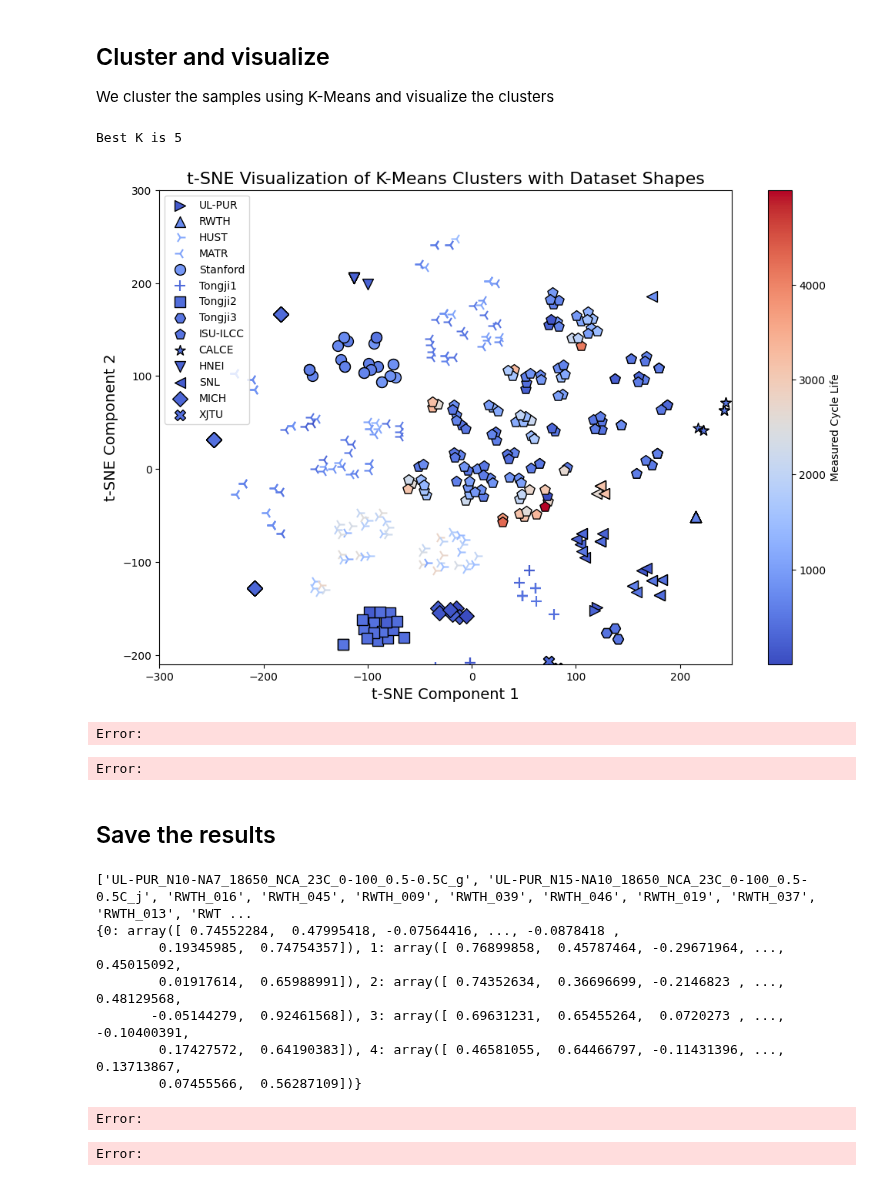
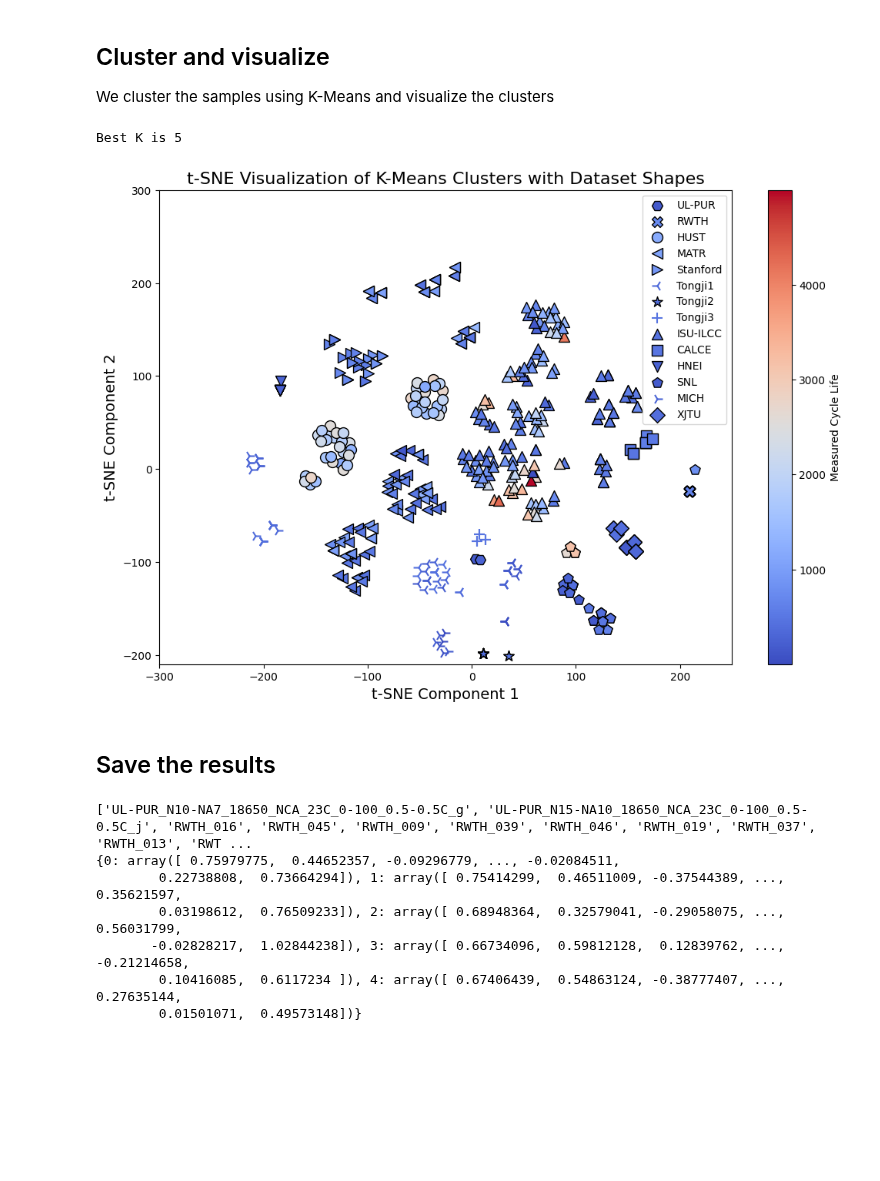
Before and after one commit to Ruifeng-Tan/PBT, a Jupyter notebook: run_k_means.ipynb, the cells around one changed output. Cells and saved outputs as stored; diff of their text form; code cells hidden in the pictures; blank space fills up the shorter version.

Commit message:
update model

```diff
--- a/run_k_means.ipynb
+++ b/run_k_means.ipynb
@@ -56,7 +56,7 @@ def create_causal_mask(B, seq_len):
 # /data/LLMs/models--meta-llama--Llama-3.3-70B-Instruct/snapshots/6f6073b423013f6a7d4d9f39144961bfbfbc386b
 # /data/LLMs/models--meta-llama--Llama-3.1-70B-Instruct/snapshots/945c8663693130f8be2ee66210e062158b2a9693
 # '/data/LLMs/models--meta-llama--Llama-3.1-8B-Instruct/snapshots/0e9e39f249a16976918f6564b8830bc894c89659'
-LLM_path = '/data/LLMs/models--meta-llama--Llama-3.3-70B-Instruct/snapshots/6f6073b423013f6a7d4d9f39144961bfbfbc386b'
+LLM_path = '/data/LLMs/models--meta-llama--Llama-3.1-8B-Instruct/snapshots/0e9e39f249a16976918f6564b8830bc894c89659'
 llama_config = AutoConfig.from_pretrained(LLM_path)
 language_model = AutoModel.from_pretrained(
             LLM_path,
@@ -110,7 +109,7 @@ def get_features_from_cellNames(cell_names):
                     )
         helper = Mapping_helper(prompt_type='PROTOCOL', cell_name=cell_name)
         tmp_prompt = bg_prompt + helper.do_mapping()
-        eol = read_cell_data_according_to_prefix(cell_name+'.pkl', '/data/trf/python_works/BatteryLife/dataset')
+        eol = read_cell_data_according_to_prefix(cell_name+'.pkl', '/data/trf/python_works/Battery-LLM/dataset')
         if eol is None:
             print(cell_name+'.pkl')
             continue
@@ -327,7 +327,7 @@ cluster_labels = k_means.fit_predict(tmp_total_features)
 cluster_centers = k_means.cluster_centers_ # [set_n_clusters, d_llm]
 
 # Perform t-SNE on the embeddings (total_features)
-tsne = TSNE(n_components=2, random_state=42, perplexity=5)  # Reduce to 2D for visualization
+tsne = TSNE(n_components=2, random_state=42, perplexity=10)  # Reduce to 2D for visualization
 tsne_results = tsne.fit_transform(tmp_total_features)
 dataset_names = names
 
@@ -390,36 +390,34 @@ plt.show()
 # # Map each unique dataset name to a color
 # cluster_color_map = {name: colors[i] for i, name in enumerate(unique_cluster_labels)}
 
 # # Plot each point with its corresponding cluster label and dataset shape
 # appear_datasetNames = []
 # for i in range(len(total_features)):
 #     if dataset_names[i] not in appear_datasetNames:
 #         plt.scatter(tsne_results[i, 0], tsne_results[i, 1],
 #                     c=[cluster_color_map[cluster_labels[i]]],  # Color by cluster label
 #                     marker=dataset_shape_map[dataset_names[i]],  # Shape by dataset name
 #                     cmap='Set1', s=100, edgecolor='k', label=dataset_names[i])
 #     else:
 #         plt.scatter(tsne_results[i, 0], tsne_results[i, 1],
 #                     c=[cluster_color_map[cluster_labels[i]]],  # Color by cluster label
 #                     marker=dataset_shape_map[dataset_names[i]],  # Shape by dataset name
 #                     cmap='Set1', s=100, edgecolor='k')
 #     appear_datasetNames.append(dataset_names[i])
 
 # # Add labels and title
 # plt.title("t-SNE Visualization of K-Means Clusters with Dataset Shapes", fontsize=16)
 # plt.xlabel("t-SNE Component 1", fontsize=14)
 # plt.ylabel("t-SNE Component 2", fontsize=14)
 
 # # Custom legend for cluster shapes only (no color distinction)
 # legend_shapes = [Line2D([0], [0], marker=shape, color='w', markerfacecolor='k', markersize=15) for shape in dataset_shapes]
 # # plt.legend(dataset_shapes, unique_datasets, title="Datasets", loc='upper right')
 # plt.savefig('./figures/t-SNE_clustering.jpg', dpi=600)
 # plt.show()
 # %% [output]
 Best K is 5
-[figure, old version]
+[figure, new version]
-Error:
-Error:
 # %% [markdown]
 ## Save the results
 # %%
@@ -434,13 +432,11 @@ for i in range(set_n_clusters):
 print(index_clusterCenters)
 # %% [output]
 ['UL-PUR_N10-NA7_18650_NCA_23C_0-100_0.5-0.5C_g', 'UL-PUR_N15-NA10_18650_NCA_23C_0-100_0.5-0.5C_j', 'RWTH_016', 'RWTH_045', 'RWTH_009', 'RWTH_039', 'RWTH_046', 'RWTH_019', 'RWTH_037', 'RWTH_013', 'RWT ...
-{0: array([ 0.74552284,  0.47995418, -0.07564416, ..., -0.0878418 ,
-        0.19345985,  0.74754357]), 1: array([ 0.76899858,  0.45787464, -0.29671964, ...,  0.45015092,
-        0.01917614,  0.65988991]), 2: array([ 0.74352634,  0.36696699, -0.2146823 , ...,  0.48129568,
-       -0.05144279,  0.92461568]), 3: array([ 0.69631231,  0.65455264,  0.0720273 , ..., -0.10400391,
-        0.17427572,  0.64190383]), 4: array([ 0.46581055,  0.64466797, -0.11431396, ...,  0.13713867,
-        0.07455566,  0.56287109])}
+{0: array([ 0.75979775,  0.44652357, -0.09296779, ..., -0.02084511,
+        0.22738808,  0.73664294]), 1: array([ 0.75414299,  0.46511009, -0.37544389, ...,  0.35621597,
+        0.03198612,  0.76509233]), 2: array([ 0.68948364,  0.32579041, -0.29058075, ...,  0.56031799,
+       -0.02828217,  1.02844238]), 3: array([ 0.66734096,  0.59812128,  0.12839762, ..., -0.21214658,
+        0.10416085,  0.6117234 ]), 4: array([ 0.67406439,  0.54863124, -0.38777407, ...,  0.27635144,
+        0.01501071,  0.49573148])}
-Error:
-Error:
 # %%
 ## Export the domain-knowledge prompt embeddings of the samples
```
Also changed, not shown: parts of 5 cells of this notebook, 6 other files.
